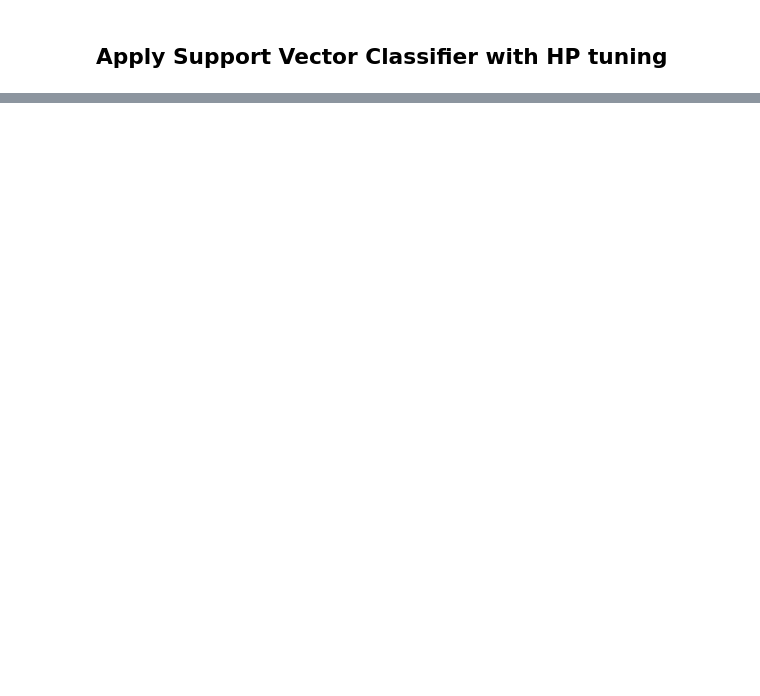
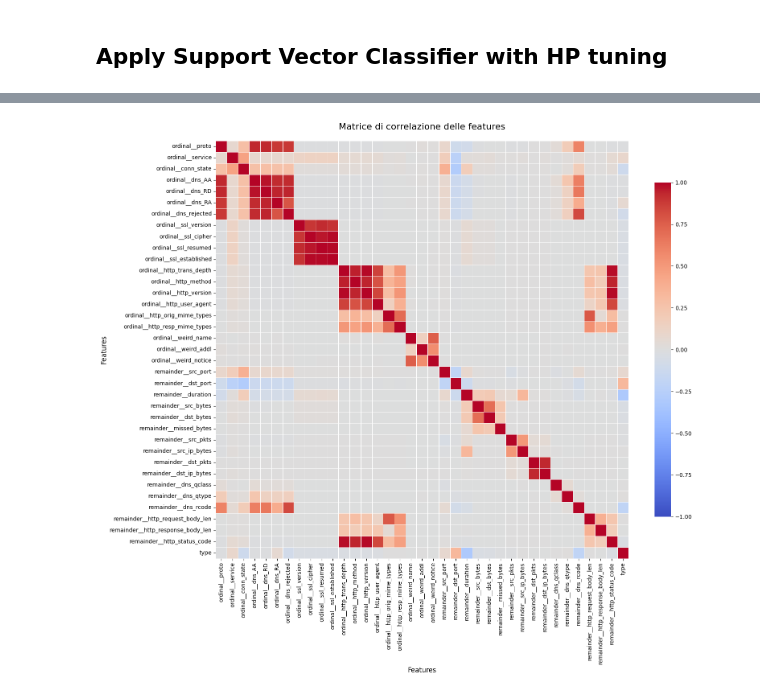
Before and after one commit to CyberGiant7/DataAnalyticsProject, a Jupyter notebook: TrainingModule/train_module.ipynb, the cells around one changed output, grey strips where cells are left out. Drawn from its saved outputs; the diff is of its cells as text; code cells hidden in the pictures; blank space fills up the shorter version.

```diff
--- a/TrainingModule/train_module.ipynb
+++ b/TrainingModule/train_module.ipynb
@@ -32,7 +32,7 @@ features = list(df1.columns)
 # df1 = df1.loc[:, count >= threshold]
 # features_to_remove = list(count[count <= threshold].index)
 
-features_to_remove = ["label", "ts", "src_ip", "dst_ip", "dns_query", "ssl_subject", "ssl_issuer", "http_uri", "type"]
+features_to_remove = ["label", "ts", "src_ip", "dst_ip", "dns_query", "ssl_subject", "ssl_issuer", "http_uri", "type", "http_referrer"]
 
 # features_to_remove = [ 'http_trans_depth', 'http_resp_mime_types', 'ssl_cipher', 'dns_query', 'http_version', 'http_user_agent', 'http_uri', 'weird_notice', 'ssl_established', 'weird_addl', 'http_method', 'ssl_resumed', "src_ip", "dst_ip", "type"]
 for feature in features_to_remove:
@@ -45,9 +45,9 @@ df1 = df1[features + ["type"]]
 # Converte i valori in numeri, sostituendo quelli non validi con NaN
 df1["src_bytes"] = pd.to_numeric(df1["src_bytes"], errors='coerce')
 # Filtra le righe con NaN (valori non convertibili)
-X_train = df1.dropna(subset=["src_bytes"])
+df1 = df1.dropna(subset=["src_bytes"])
 # Converte i valori rimasti in interi
-X_train.loc[:, "src_bytes"] = X_train["src_bytes"].astype(int)
+df1.loc[:, "src_bytes"] = df1["src_bytes"].astype(int)
 
 print("#Righe: " + str(df1.shape[0]) + " #Colonne: " + str(df1.shape[1]))
 df1 = df1.dropna()
@@ -141,6 +168,18 @@ X_test = ct.transform(X_test)
 # X.loc[:, categorical_columns] = ordinal_encoder.transform(X[categorical_columns])
 #
 # X_test.loc[:, categorical_columns] = ordinal_encoder.transform(X_test[categorical_columns])
+# %%
+from sklearn import decomposition
+
+pca = decomposition.PCA(n_components=20)
+pca.set_output(transform="pandas")
+
+pca.fit(X_train)
+
+X_train = pca.transform(X_train)
+X_val = pca.transform(X_val)
+X = pca.transform(X)
+X_test = pca.transform(X_test)
 # %% [markdown]
 ## Apply K-Nearest Neighbour
 # %%
@@ -204,0 +275,31 @@ predict(X_test, y_test, rf)
+# %%
+import pandas as pd
+import seaborn as sns
+import matplotlib.pyplot as plt
+
+# add column y to dataframe X
+
+df = pd.concat([X, pd.DataFrame(y, columns=["type"])], axis=1)
+correlation_matrix = df.corr()
+
+
+plt.figure(figsize=(16, 14))
+
+# Crea una heatmap della matrice di correlazione senza annotazioni
+sns.heatmap(
+    correlation_matrix,
+    annot=False,  # annotazioni numeriche
+    cmap='coolwarm',
+    linewidths=0.5,
+    vmin=-1,
+    vmax=1,
+    cbar_kws={"shrink": 0.8}
+)
+
+plt.title('Matrice di correlazione delle features', fontsize=16, pad=20)
+plt.xlabel('Features', fontsize=12)
+plt.ylabel('Features', fontsize=12)
+plt.tight_layout()
+plt.show()
+# %% [output]
+[figure, added]
```
Also changed, not shown: parts of 7 cells of this notebook, 1 other file.
